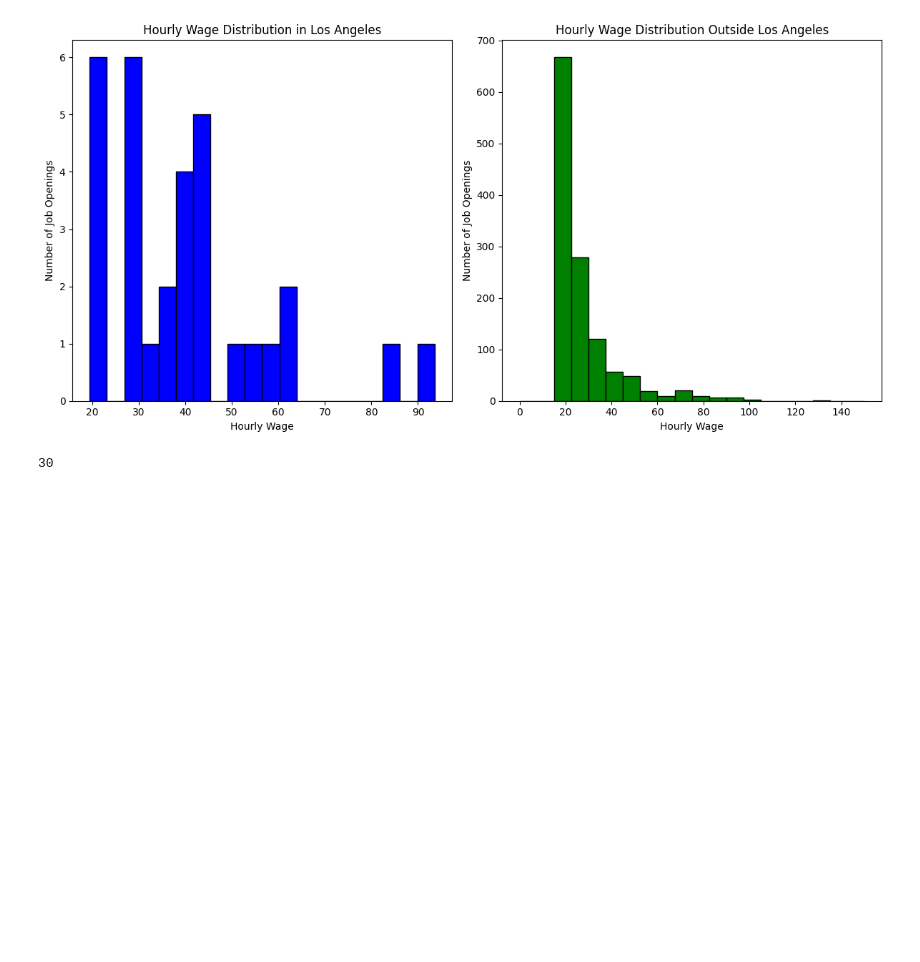
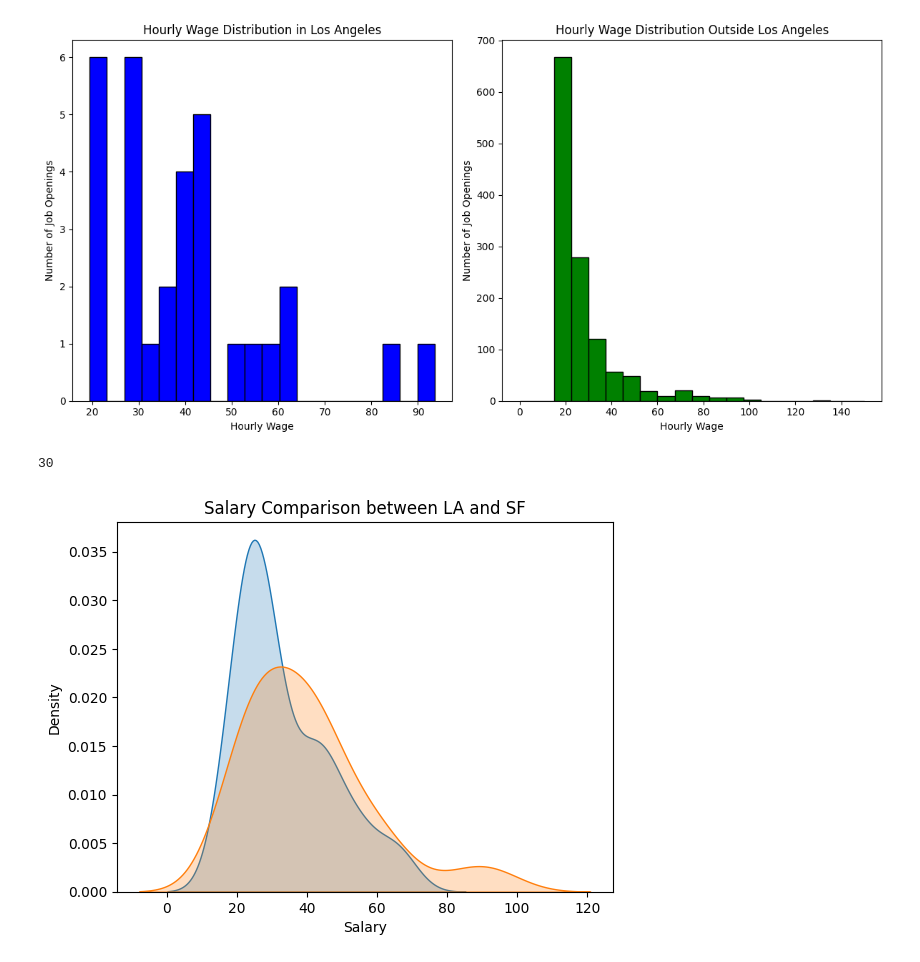
Before and after one commit to yanychoi-bot/irvine, a Jupyter notebook: src/visualize.ipynb, the cells around one changed output. Drawn from its saved outputs; the diff is of its cells as text; code cells hidden in the pictures; blank space fills up the shorter version.

```diff
--- a/src/visualize.ipynb
+++ b/src/visualize.ipynb
@@ -283,3 +285,27 @@ with open('outliers.txt', 'w') as f:
 print(len(outliers))
 # %% [output]
 30
+# %%
+import pandas as pd
+
+# Load the dataset
+data = pd.read_csv('jobs.csv')
+
+import matplotlib.pyplot as plt
+import seaborn as sns
+
+# Filter data for LA and SF
+
+la_data = data[data['Location'].str.contains('Los Angeles', case=False, na=False)]
+sf_data = data[data['Location'].str.contains('San Francisco', case=False, na=False)]
+
+plt.title('Salary Comparison between LA and SF')
+sns.kdeplot(la_data['Salary'], label='LA', fill=True)
+sns.kdeplot(sf_data['Salary'], label='SF', fill=True)
+
+
+plt.xlabel('Salary')
+plt.ylabel('Density')
+plt.show()
+# %% [output]
+[figure, added]
```
Also changed, not shown: parts of 4 cells of this notebook, 7 other files.
